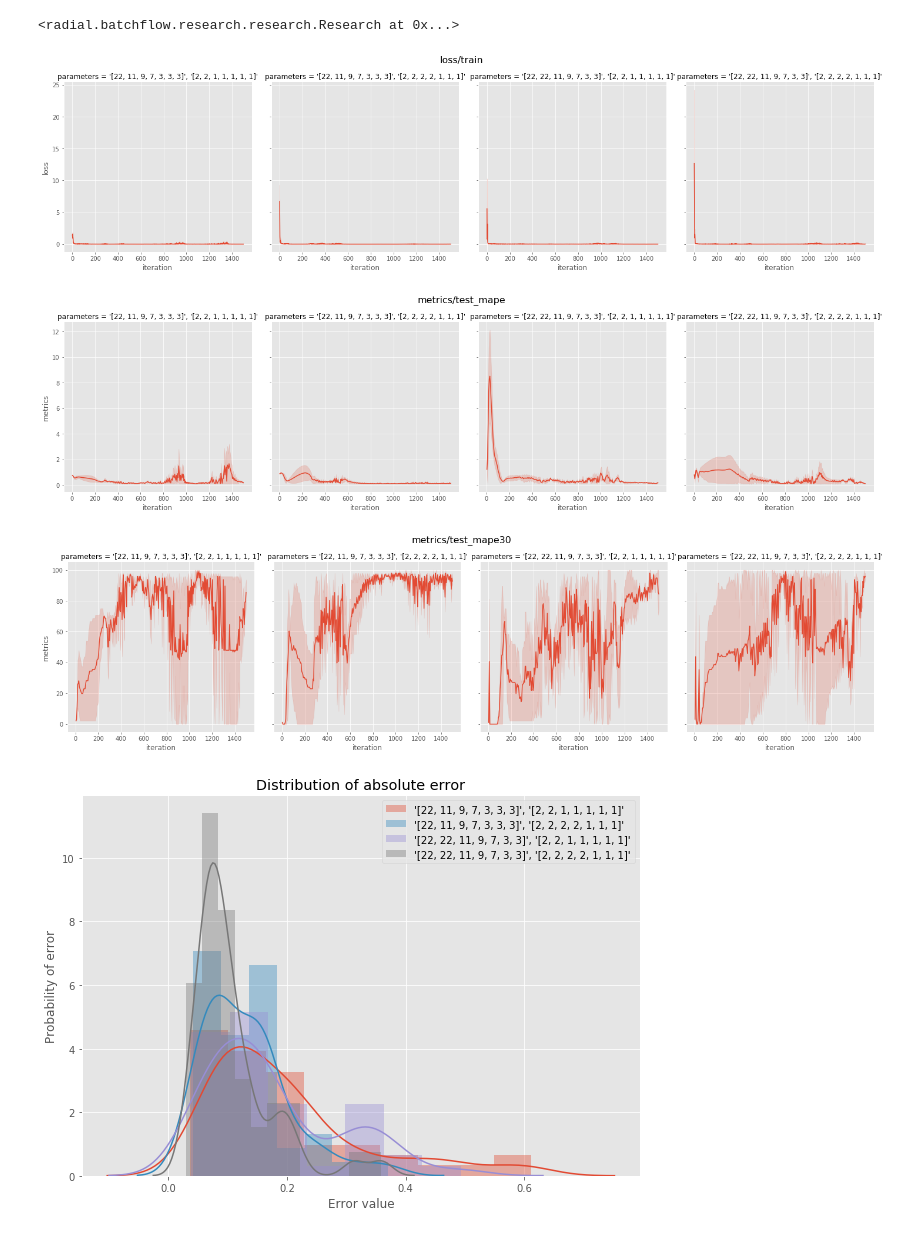
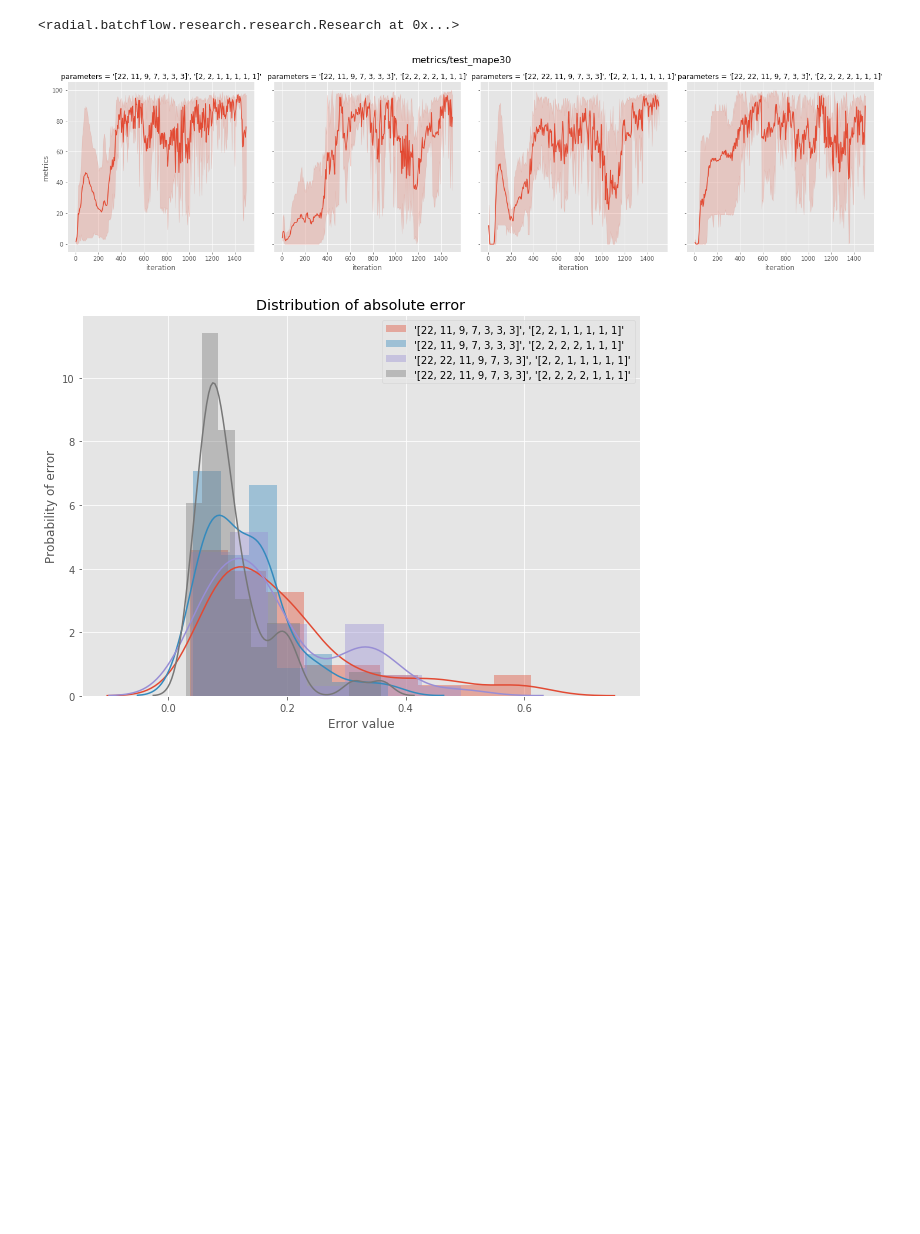
Before and after one commit to analysiscenter/radial, a Jupyter notebook: research/research_cv.ipynb, the cells around one changed output. Cells and saved outputs as stored; diff of their text form; code cells hidden in the pictures; blank space fills up the shorter version.

```diff
--- a/research/research_cv.ipynb
+++ b/research/research_cv.ipynb
@@ -238,5 +238,5 @@ research = (Research()
 # %% [output]
 450.0
 # %%
-res = execute_research_with_cv(train_pipeline, test_pipeline, research, dataset, n_reps=2, n_iters=1500, cross_val=cross_val)
+res = execute_research_with_cv(train_pipeline, test_pipeline, research, dataset, n_reps=4, n_iters=1500, cross_val=cross_val)
 # %% [output]
@@ -250,11 +267,9 @@ res
 # %% [output]
 <radial.batchflow.research.research.Research at 0x...>
 # %%
-draw_history(research=res, names=['train', 'test_mape', 'test_mape30'], types_var=['loss', 'metrics'], cross_val=None, aggr=False, iter_start=1)
+draw_history(research=res, names=['test_mape30'], types_var=['metrics'], cross_val=None, aggr=False, iter_start=1)
 # %% [output]
-[figure, old version]
+[figure, new version]
-[figure, removed]
-[figure, removed]
 # %%
 draw_hisogram([res], name='test_ape', type_var='metrics', cross_val=cross_val)
 # %% [output]
```
Also changed, not shown: parts of 2 cells of this notebook, 1 other file.
